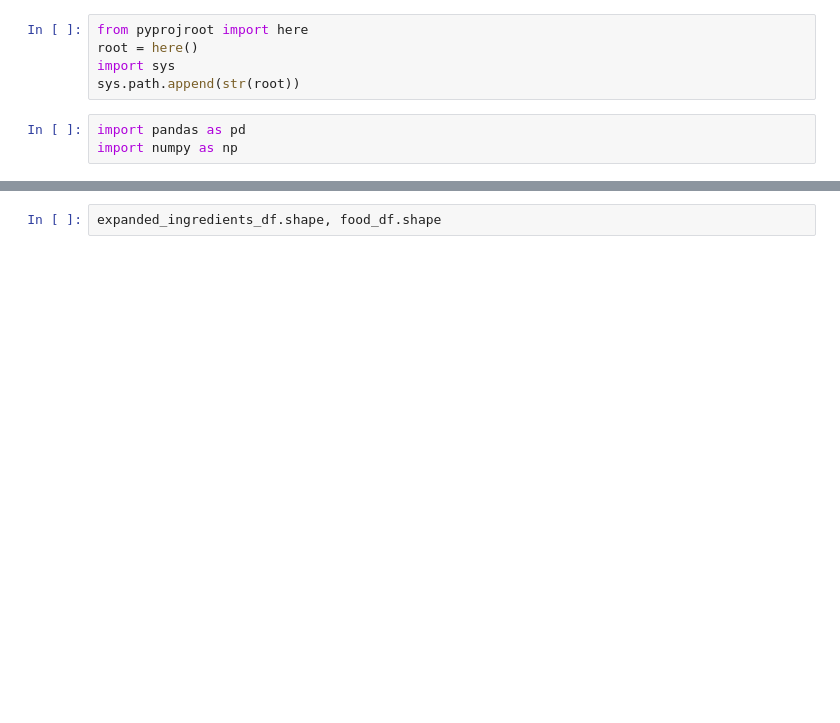
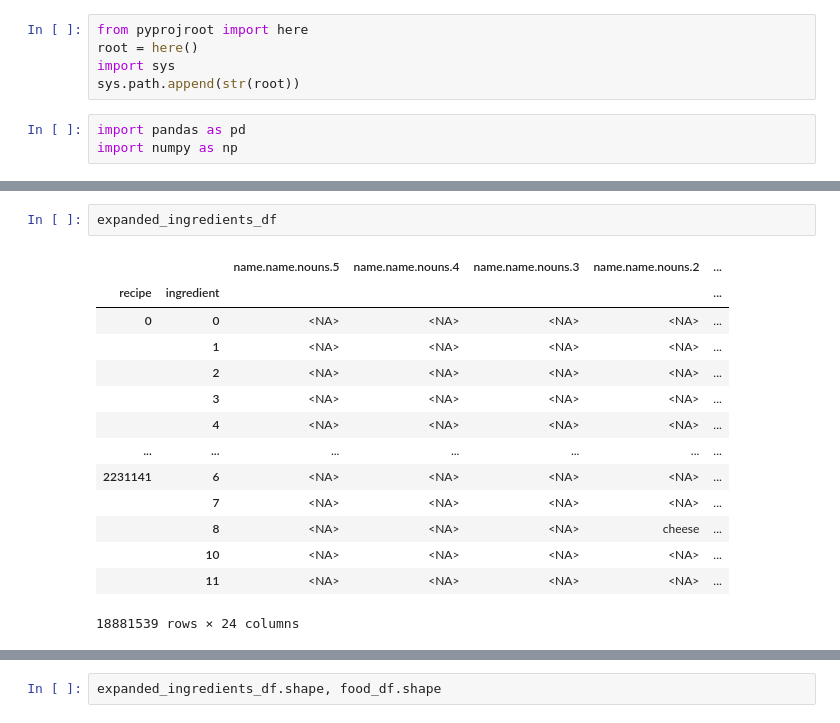
Before and after one commit to stephankostov/recipe-generator-dataset, a Jupyter notebook: notebooks/evaluation/recipe-db-evaluate.ipynb, the cells around one changed output, grey strips where cells are left out. Cells and saved outputs as stored; diff of their text form; blank space fills up the shorter version.

```diff
--- a/notebooks/evaluation/recipe-db-evaluate.ipynb
+++ b/notebooks/evaluation/recipe-db-evaluate.ipynb
@@ -8,0 +29,17 @@ import numpy as np
+# %%
+expanded_ingredients_df
+# %% [output]
+|  |  | name.name.nouns.5 | name.name.nouns.4 | name.name.nouns.3 | name.name.nouns.2 | ... |
+| recipe | ingredient |  |  |  |  | ... |
+| 0 | 0 | <NA> | <NA> | <NA> | <NA> | ... |
+|  | 1 | <NA> | <NA> | <NA> | <NA> | ... |
+|  | 2 | <NA> | <NA> | <NA> | <NA> | ... |
+|  | 3 | <NA> | <NA> | <NA> | <NA> | ... |
+|  | 4 | <NA> | <NA> | <NA> | <NA> | ... |
+| ... | ... | ... | ... | ... | ... | ... |
+| 2231141 | 6 | <NA> | <NA> | <NA> | <NA> | ... |
+|  | 7 | <NA> | <NA> | <NA> | <NA> | ... |
+|  | 8 | <NA> | <NA> | <NA> | cheese | ... |
+|  | 10 | <NA> | <NA> | <NA> | <NA> | ... |
+|  | 11 | <NA> | <NA> | <NA> | <NA> | ... |
+18881539 rows × 24 columns
```
Also changed, not shown: parts of 4 cells of this notebook, 10 other files.
